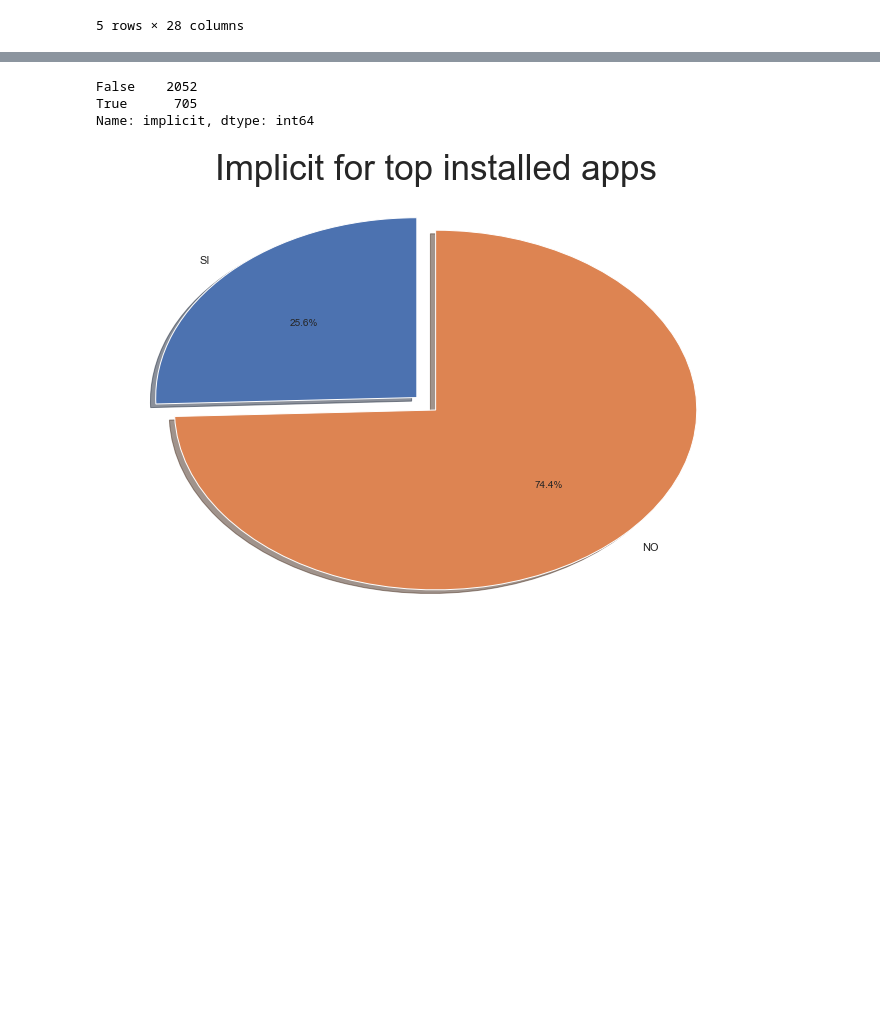
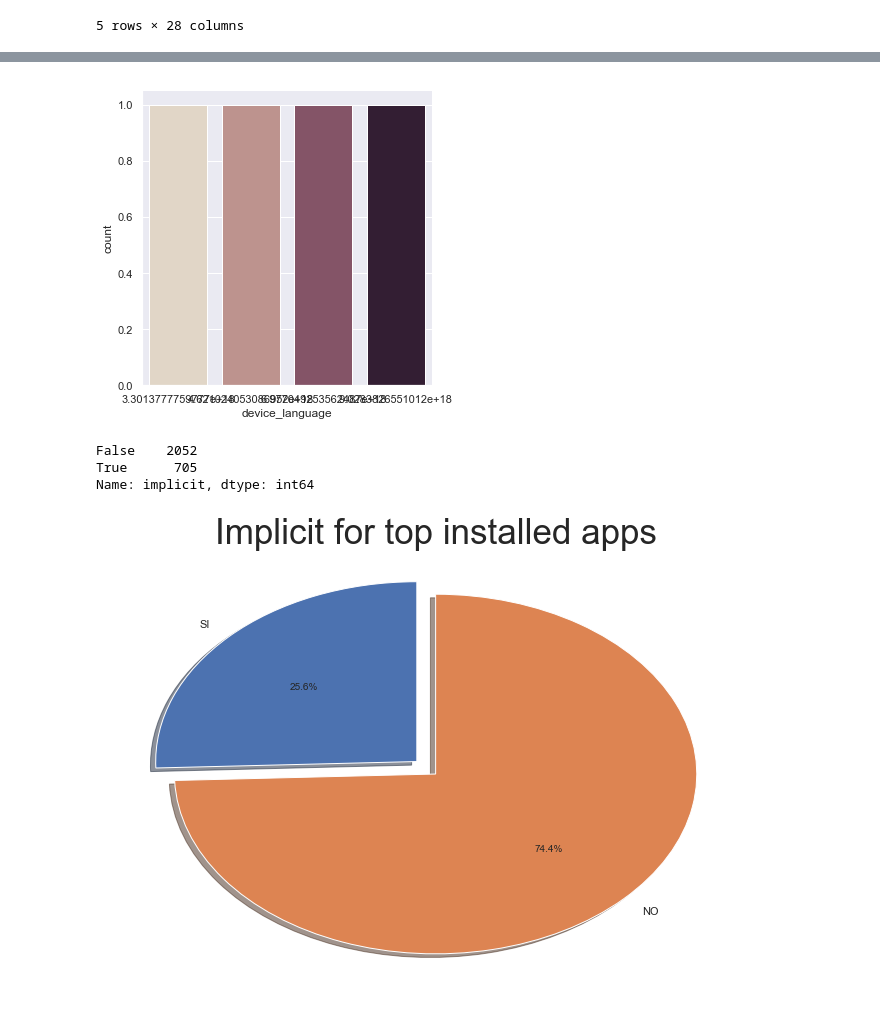
Before and after one commit to asilvestri2020/7506_1C2019, a Jupyter notebook: TP1/TP1_Pruebas_Andres.ipynb, the cells around one changed output, grey strips where cells are left out. Cells and saved outputs as stored; diff of their text form; code cells hidden in the pictures; blank space fills up the shorter version.

```diff
--- a/TP1/TP1_Pruebas_Andres.ipynb
+++ b/TP1/TP1_Pruebas_Andres.ipynb
@@ -522,0 +524,5 @@ KeyError: "['application_id' 'attributed'] not in index"
+# %%
+crecimiento_installs_dleng = installs_top5.groupby(['device_language']).count()[['attributed']].reset_index()
+##installs_top5_final = installs_top5[((installs_top5['device_language']
+crecimiento_installs_dleng = crecimiento_installs_dleng[crecimiento_installs_dleng['attributed'] >200]
+crecimiento_installs_dleng
@@ -523,3 +535,7 @@ KeyError: "['application_id' 'attributed'] not in index"
+# %%
+sns.catplot(x="device_language", kind="count", palette="ch:.25", data=crecimiento_installs_dleng);
+# %% [output]
+[figure, added]
 # %%
 installs_top5['implicit'].value_counts()
 ## columnas_relevantes = list(installs_top5.select_dtypes(include=['float64','uint8']).columns)
```
Also changed, not shown: parts of 9 cells of this notebook.
